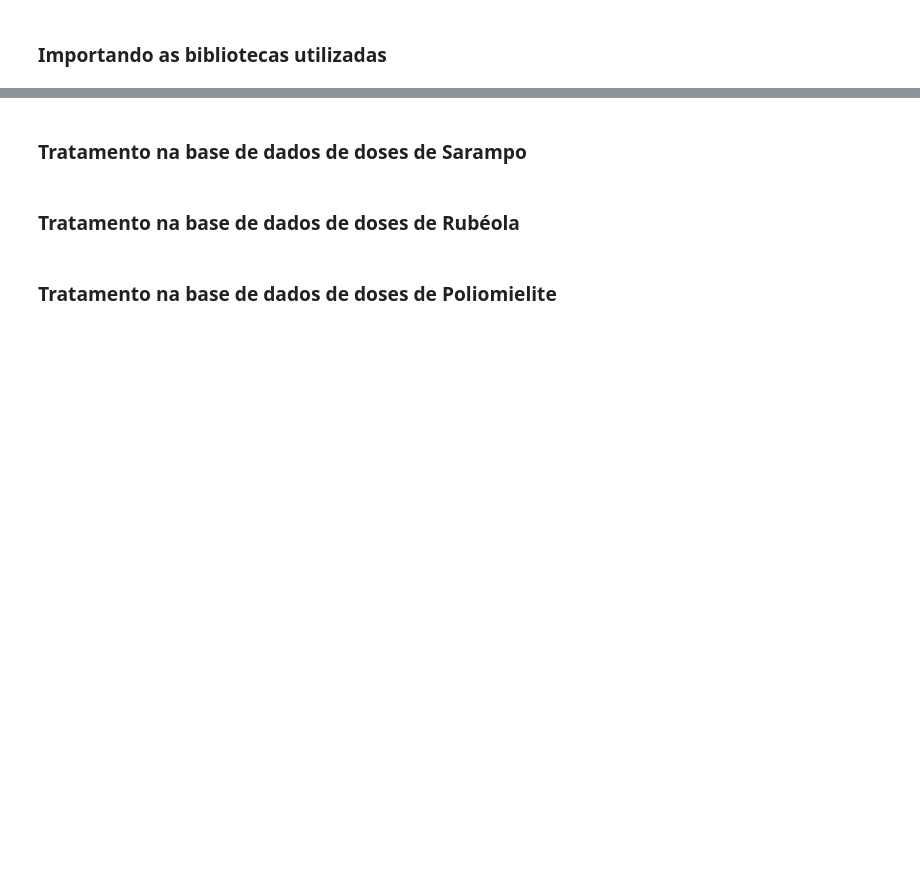
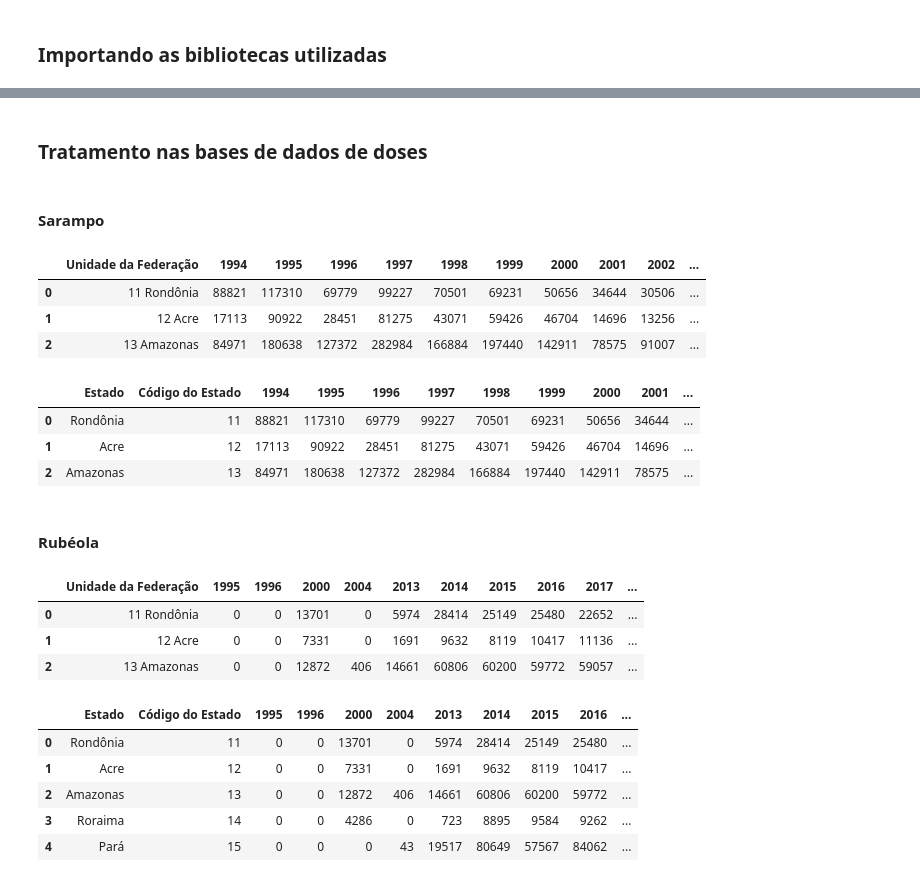
Before and after one commit to NadiaaOliverr/O-Brasil-em-Dados, a Jupyter notebook: Notebooks/Tratamento_dos_Dados_Brutos.ipynb, the cells around one changed output, grey strips where cells are left out. Cells and saved outputs as stored; diff of their text form; code cells hidden in the pictures; blank space fills up the shorter version.

Commit message:
Adicionando função de tratamento dos dados de doses

```diff
--- a/Notebooks/Tratamento_dos_Dados_Brutos.ipynb
+++ b/Notebooks/Tratamento_dos_Dados_Brutos.ipynb
@@ -11,6 +37,13 @@ import pandas as pd
 # %% [markdown]
-### Tratamento na base de dados de doses de Sarampo
+### Tratamento nas bases de dados de doses
-# %% [markdown]
-### Tratamento na base de dados de doses de Rubéola
-# %% [markdown]
-### Tratamento na base de dados de doses de Poliomielite
+# %% [markdown]
+#### **Sarampo**
+# %%
+url_raw = "https://raw.githubusercontent.com/NadiaaOliverr/O-Brasil-em-Dados-CCF-425/main/Dados/Brutos/sarampo_doses.csv?token=AJ675MSZ6R7IPQTFUE2DE63BGPDKQ"
+df_sarampo = pd.read_csv(url_raw, encoding="latin1", delimiter=";")
+df_sarampo.head(n=3)
+# %% [output]
+|  | Unidade da Federação | 1994 | 1995 | 1996 | 1997 | 1998 | 1999 | 2000 | 2001 | 2002 | ... |
+| 0 | 11 Rondônia | 88821 | 117310 | 69779 | 99227 | 70501 | 69231 | 50656 | 34644 | 30506 | ... |
+| 1 | 12 Acre | 17113 | 90922 | 28451 | 81275 | 43071 | 59426 | 46704 | 14696 | 13256 | ... |
+| 2 | 13 Amazonas | 84971 | 180638 | 127372 | 282984 | 166884 | 197440 | 142911 | 78575 | 91007 | ... |
@@ -16,0 +52,18 @@ import pandas as pd
+# %%
+df_sarampo.head(n=3)
+# %% [output]
+|  | Estado | Código do Estado | 1994 | 1995 | 1996 | 1997 | 1998 | 1999 | 2000 | 2001 | ... |
+| 0 | Rondônia | 11 | 88821 | 117310 | 69779 | 99227 | 70501 | 69231 | 50656 | 34644 | ... |
+| 1 | Acre | 12 | 17113 | 90922 | 28451 | 81275 | 43071 | 59426 | 46704 | 14696 | ... |
+| 2 | Amazonas | 13 | 84971 | 180638 | 127372 | 282984 | 166884 | 197440 | 142911 | 78575 | ... |
+# %% [markdown]
+#### **Rubéola**
+# %%
+url_raw = "https://raw.githubusercontent.com/NadiaaOliverr/O-Brasil-em-Dados-CCF-425/main/Dados/Brutos/rubeola_doses.csv?token=AJ675MULSF6Q2GKEXAMGYVLBGPD22"
+df_rubeola = pd.read_csv(url_raw, encoding="latin1", delimiter=";")
+df_rubeola.head(n=3)
+# %% [output]
+|  | Unidade da Federação | 1995 | 1996 | 2000 | 2004 | 2013 | 2014 | 2015 | 2016 | 2017 | ... |
+| 0 | 11 Rondônia | 0 | 0 | 13701 | 0 | 5974 | 28414 | 25149 | 25480 | 22652 | ... |
+| 1 | 12 Acre | 0 | 0 | 7331 | 0 | 1691 | 9632 | 8119 | 10417 | 11136 | ... |
+| 2 | 13 Amazonas | 0 | 0 | 12872 | 406 | 14661 | 60806 | 60200 | 59772 | 59057 | ... |
@@ -16,0 +72,9 @@ import pandas as pd
+# %%
+df_rubeola.head()
+# %% [output]
+|  | Estado | Código do Estado | 1995 | 1996 | 2000 | 2004 | 2013 | 2014 | 2015 | 2016 | ... |
+| 0 | Rondônia | 11 | 0 | 0 | 13701 | 0 | 5974 | 28414 | 25149 | 25480 | ... |
+| 1 | Acre | 12 | 0 | 0 | 7331 | 0 | 1691 | 9632 | 8119 | 10417 | ... |
+| 2 | Amazonas | 13 | 0 | 0 | 12872 | 406 | 14661 | 60806 | 60200 | 59772 | ... |
+| 3 | Roraima | 14 | 0 | 0 | 4286 | 0 | 723 | 8895 | 9584 | 9262 | ... |
+| 4 | Pará | 15 | 0 | 0 | 0 | 43 | 19517 | 80649 | 57567 | 84062 | ... |
```
Also changed, not shown: parts of 10 cells of this notebook.
